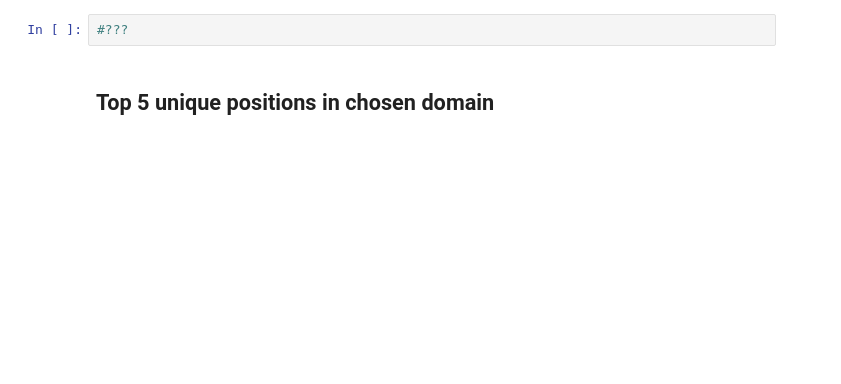
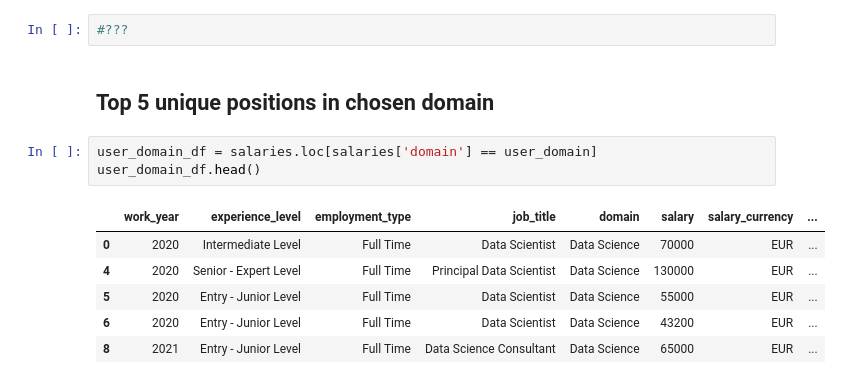
Before and after one commit to adzict/data_science_salaries, a Jupyter notebook: Data Science Salaries Dataset Exploration.ipynb, the cells around one changed output. Cells and saved outputs as stored; diff of their text form; blank space fills up the shorter version.

```diff
--- a/Data Science Salaries Dataset Exploration.ipynb
+++ b/Data Science Salaries Dataset Exploration.ipynb
@@ -531,3 +627,13 @@ plt.show();
 #???
 # %% [markdown]
 ## Top 5 unique positions in chosen domain
+# %%
+user_domain_df = salaries.loc[salaries['domain'] == user_domain]
+user_domain_df.head()
+# %% [output]
+|  | work_year | experience_level | employment_type | job_title | domain | salary | salary_currency | ... |
+| 0 | 2020 | Intermediate Level | Full Time | Data Scientist | Data Science | 70000 | EUR | ... |
+| 4 | 2020 | Senior - Expert Level | Full Time | Principal Data Scientist | Data Science | 130000 | EUR | ... |
+| 5 | 2020 | Entry - Junior Level | Full Time | Data Scientist | Data Science | 55000 | EUR | ... |
+| 6 | 2020 | Entry - Junior Level | Full Time | Data Scientist | Data Science | 43200 | EUR | ... |
+| 8 | 2021 | Entry - Junior Level | Full Time | Data Science Consultant | Data Science | 65000 | EUR | ... |
```
Also changed, not shown: parts of 38 cells of this notebook, 2 other files.
